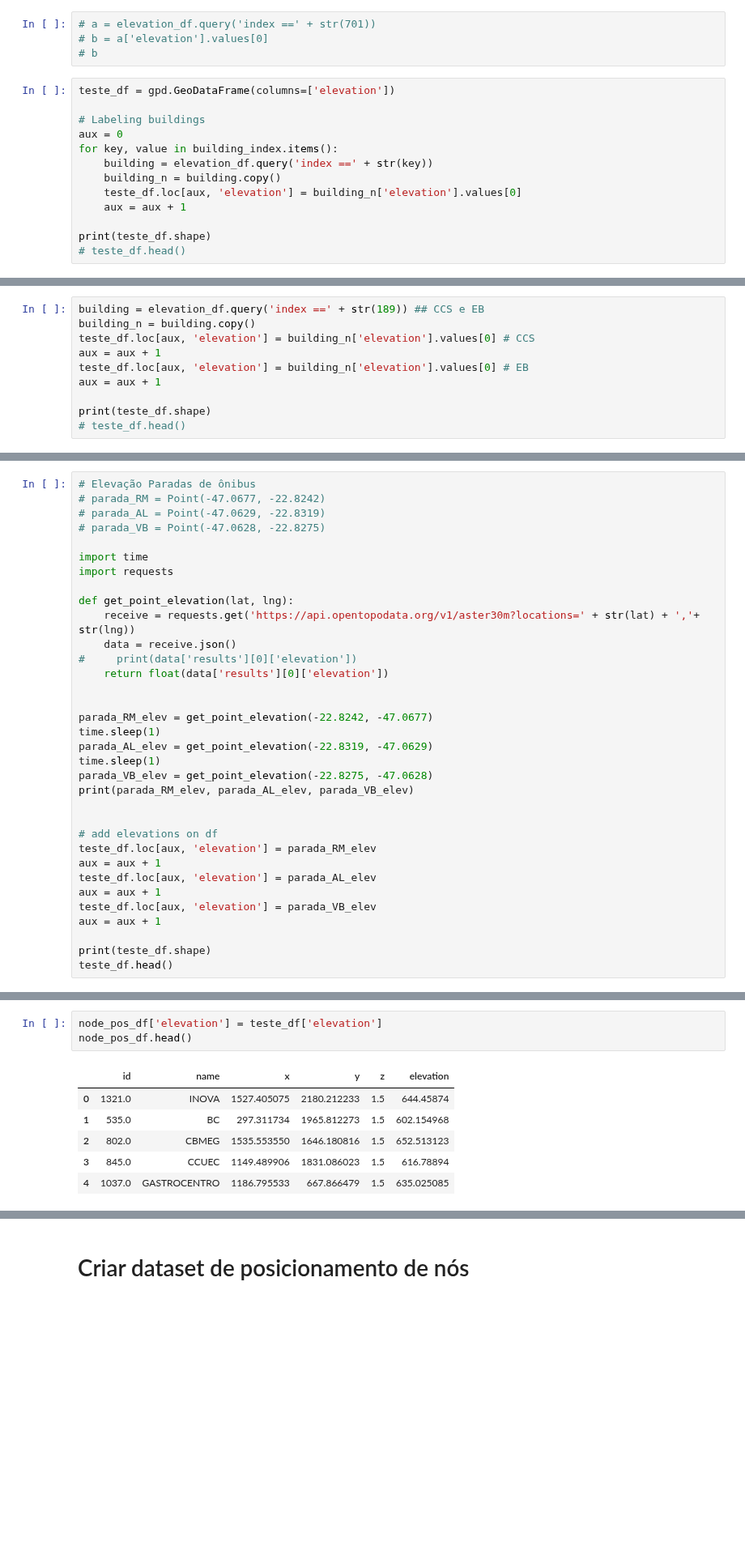
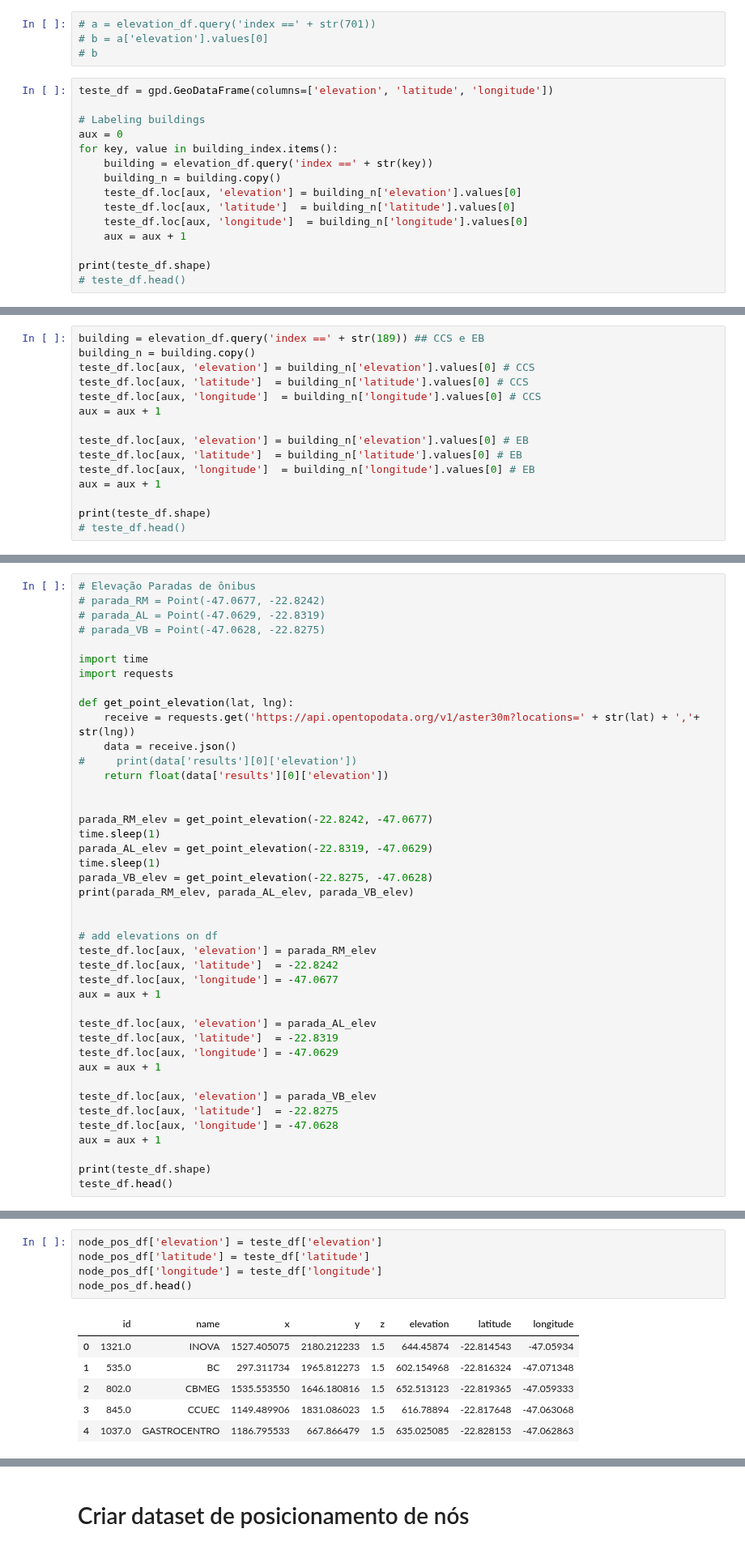
Before and after one commit to wasp-lahis/ns3-bmap, a Jupyter notebook: NS3/obstacle_exp/unicamp-arcgis-input-to-ns3/create-dataset-inputs-to-ns3.ipynb, the cells around one changed output, grey strips where cells are left out. Shown at 81% size. Saved outputs shown, nothing was run; the diff lists cells and outputs as text; blank space fills up the shorter version.

```diff
--- a/NS3/obstacle_exp/unicamp-arcgis-input-to-ns3/create-dataset-inputs-to-ns3.ipynb
+++ b/NS3/obstacle_exp/unicamp-arcgis-input-to-ns3/create-dataset-inputs-to-ns3.ipynb
@@ -948,7 +963,7 @@ building_index = {
 # b = a['elevation'].values[0]
 # b
 # %%
-teste_df = gpd.GeoDataFrame(columns=['elevation'])
+teste_df = gpd.GeoDataFrame(columns=['elevation', 'latitude', 'longitude'])
 
 # Labeling buildings
 aux = 0
@@ -956,6 +971,8 @@ for key, value in building_index.items():
     building = elevation_df.query('index ==' + str(key))
     building_n = building.copy()
     teste_df.loc[aux, 'elevation'] = building_n['elevation'].values[0]
+    teste_df.loc[aux, 'latitude']  = building_n['latitude'].values[0]
+    teste_df.loc[aux, 'longitude']  = building_n['longitude'].values[0]
     aux = aux + 1
 
 print(teste_df.shape)
@@ -966,8 +983,13 @@ print(teste_df.shape)
 building = elevation_df.query('index ==' + str(189)) ## CCS e EB
 building_n = building.copy()
 teste_df.loc[aux, 'elevation'] = building_n['elevation'].values[0] # CCS
+teste_df.loc[aux, 'latitude']  = building_n['latitude'].values[0] # CCS
+teste_df.loc[aux, 'longitude']  = building_n['longitude'].values[0] # CCS
 aux = aux + 1
+
 teste_df.loc[aux, 'elevation'] = building_n['elevation'].values[0] # EB
+teste_df.loc[aux, 'latitude']  = building_n['latitude'].values[0] # EB
+teste_df.loc[aux, 'longitude']  = building_n['longitude'].values[0] # EB
 aux = aux + 1
 
 print(teste_df.shape)
@@ -1000,10 +1022,18 @@ print(parada_RM_elev, parada_AL_elev, parada_VB_elev)
 
 # add elevations on df
 teste_df.loc[aux, 'elevation'] = parada_RM_elev
+teste_df.loc[aux, 'latitude']  = -22.8242
+teste_df.loc[aux, 'longitude'] = -47.0677
 aux = aux + 1
+
 teste_df.loc[aux, 'elevation'] = parada_AL_elev
+teste_df.loc[aux, 'latitude']  = -22.8319
+teste_df.loc[aux, 'longitude'] = -47.0629
 aux = aux + 1
+
 teste_df.loc[aux, 'elevation'] = parada_VB_elev
+teste_df.loc[aux, 'latitude']  = -22.8275
+teste_df.loc[aux, 'longitude'] = -47.0628
 aux = aux + 1
 
 print(teste_df.shape)
@@ -1020,13 +1050,15 @@ teste_df.head()
 # %%
 node_pos_df['elevation'] = teste_df['elevation']
+node_pos_df['latitude'] = teste_df['latitude']
+node_pos_df['longitude'] = teste_df['longitude']
 node_pos_df.head()
 # %% [output]
-|  | id | name | x | y | z | elevation |
-| 0 | 1321.0 | INOVA | 1527.405075 | 2180.212233 | 1.5 | 644.45874 |
-| 1 | 535.0 | BC | 297.311734 | 1965.812273 | 1.5 | 602.154968 |
-| 2 | 802.0 | CBMEG | 1535.553550 | 1646.180816 | 1.5 | 652.513123 |
-| 3 | 845.0 | CCUEC | 1149.489906 | 1831.086023 | 1.5 | 616.78894 |
-| 4 | 1037.0 | GASTROCENTRO | 1186.795533 | 667.866479 | 1.5 | 635.025085 |
+|  | id | name | x | y | z | elevation | latitude | longitude |
+| 0 | 1321.0 | INOVA | 1527.405075 | 2180.212233 | 1.5 | 644.45874 | -22.814543 | -47.05934 |
+| 1 | 535.0 | BC | 297.311734 | 1965.812273 | 1.5 | 602.154968 | -22.816324 | -47.071348 |
+| 2 | 802.0 | CBMEG | 1535.553550 | 1646.180816 | 1.5 | 652.513123 | -22.819365 | -47.059333 |
+| 3 | 845.0 | CCUEC | 1149.489906 | 1831.086023 | 1.5 | 616.78894 | -22.817648 | -47.063068 |
+| 4 | 1037.0 | GASTROCENTRO | 1186.795533 | 667.866479 | 1.5 | 635.025085 | -22.828153 | -47.062863 |
 # %%
 node_pos_df.iloc[node_pos_df.shape[0]-10:node_pos_df.shape[0]]
 # %% [output]
```
Also changed, not shown: parts of 18 cells of this notebook, 18 other files.
